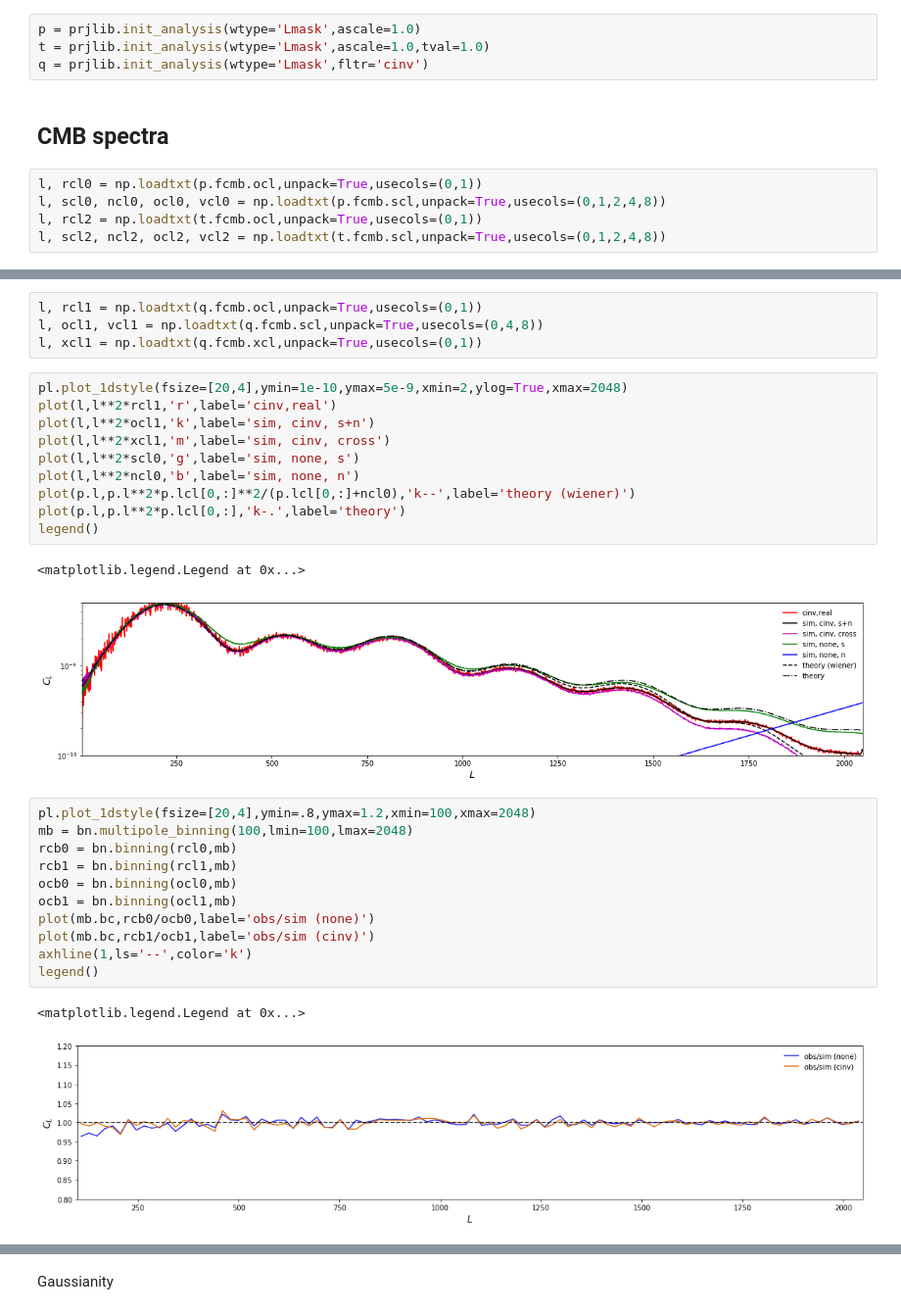
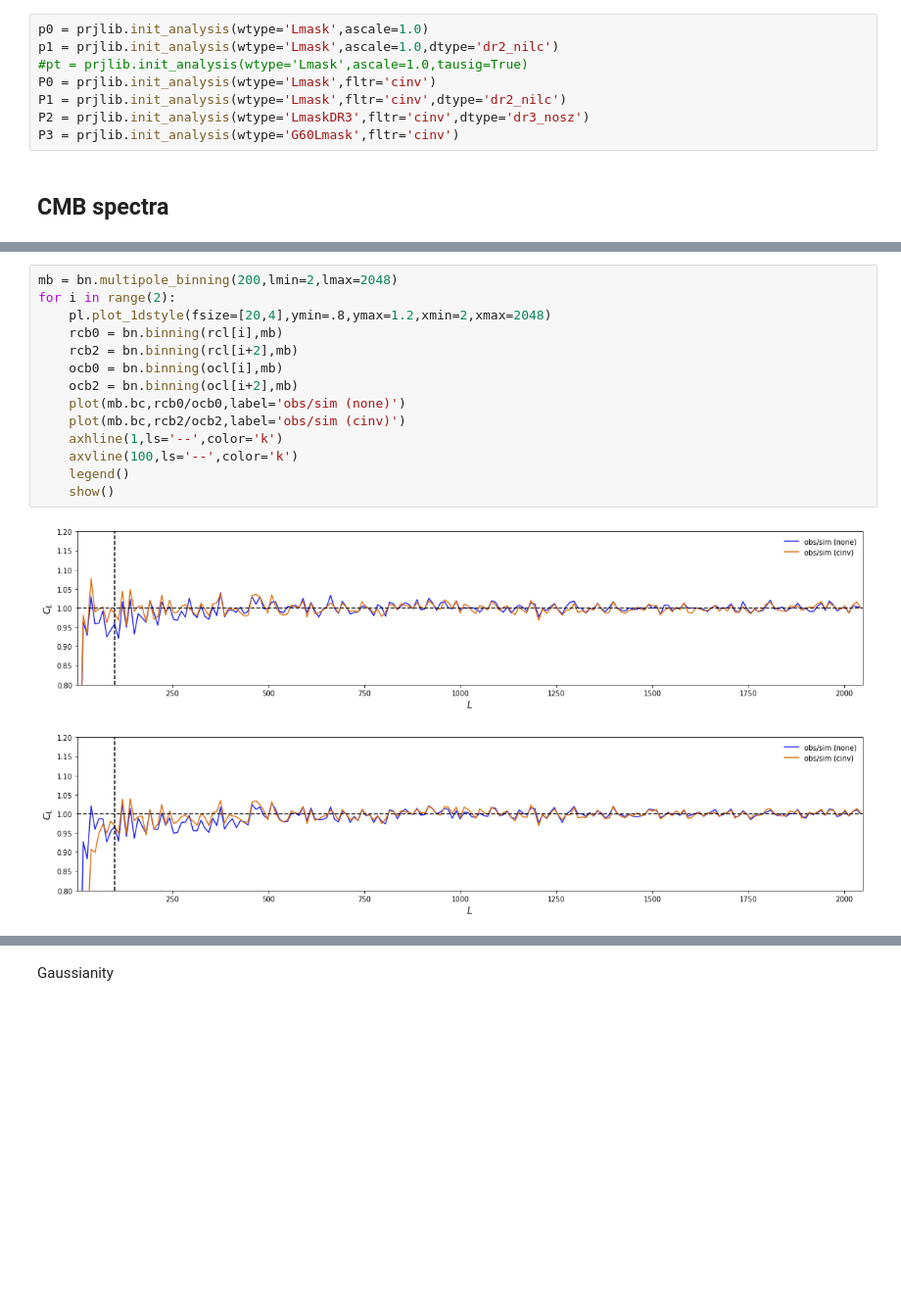
Before and after one commit to toshiyan/planck-tauxy, a Jupyter notebook: check_cmb_aps.ipynb, the cells around one changed output, grey strips where cells are left out. Shown at 98% size. Drawn from its saved outputs; the diff is of its cells as text; blank space fills up the shorter version.

```diff
--- a/check_cmb_aps.ipynb
+++ b/check_cmb_aps.ipynb
@@ -2,14 +2,13 @@
 import numpy as np, curvedsky, prjlib, plottools as pl, binning as bn, healpy as hp
 from matplotlib.pyplot import *
 # %%
-p = prjlib.init_analysis(wtype='Lmask',ascale=1.0)
-t = prjlib.init_analysis(wtype='Lmask',ascale=1.0,tval=1.0)
-q = prjlib.init_analysis(wtype='Lmask',fltr='cinv')
+p0 = prjlib.init_analysis(wtype='Lmask',ascale=1.0)
+p1 = prjlib.init_analysis(wtype='Lmask',ascale=1.0,dtype='dr2_nilc')
+#pt = prjlib.init_analysis(wtype='Lmask',ascale=1.0,tausig=True)
+P0 = prjlib.init_analysis(wtype='Lmask',fltr='cinv')
+P1 = prjlib.init_analysis(wtype='Lmask',fltr='cinv',dtype='dr2_nilc')
+P2 = prjlib.init_analysis(wtype='LmaskDR3',fltr='cinv',dtype='dr3_nosz')
+P3 = prjlib.init_analysis(wtype='G60Lmask',fltr='cinv')
 # %% [markdown]
 ## CMB spectra
-# %%
-l, rcl0 = np.loadtxt(p.fcmb.ocl,unpack=True,usecols=(0,1))
-l, scl0, ncl0, ocl0, vcl0 = np.loadtxt(p.fcmb.scl,unpack=True,usecols=(0,1,2,4,8))
-l, rcl2 = np.loadtxt(t.fcmb.ocl,unpack=True,usecols=(0,1))
-l, scl2, ncl2, ocl2, vcl2 = np.loadtxt(t.fcmb.scl,unpack=True,usecols=(0,1,2,4,8))
 # %%
@@ -26,31 +39,17 @@ legend()
-# %%
-l, rcl1 = np.loadtxt(q.fcmb.ocl,unpack=True,usecols=(0,1))
-l, ocl1, vcl1 = np.loadtxt(q.fcmb.scl,unpack=True,usecols=(0,4,8))
-l, xcl1 = np.loadtxt(q.fcmb.xcl,unpack=True,usecols=(0,1))
-# %%
-pl.plot_1dstyle(fsize=[20,4],ymin=1e-10,ymax=5e-9,xmin=2,ylog=True,xmax=2048)
-plot(l,l**2*rcl1,'r',label='cinv,real')
-plot(l,l**2*ocl1,'k',label='sim, cinv, s+n')
-plot(l,l**2*xcl1,'m',label='sim, cinv, cross')
-plot(l,l**2*scl0,'g',label='sim, none, s')
-plot(l,l**2*ncl0,'b',label='sim, none, n')
-plot(p.l,p.l**2*p.lcl[0,:]**2/(p.lcl[0,:]+ncl0),'k--',label='theory (wiener)')
-plot(p.l,p.l**2*p.lcl[0,:],'k-.',label='theory')
-legend()
-# %% [output]
-<matplotlib.legend.Legend at 0x...>
-[figure, removed]
 # %%
-pl.plot_1dstyle(fsize=[20,4],ymin=.8,ymax=1.2,xmin=100,xmax=2048)
-mb = bn.multipole_binning(100,lmin=100,lmax=2048)
-rcb0 = bn.binning(rcl0,mb)
-rcb1 = bn.binning(rcl1,mb)
-ocb0 = bn.binning(ocl0,mb)
-ocb1 = bn.binning(ocl1,mb)
-plot(mb.bc,rcb0/ocb0,label='obs/sim (none)')
-plot(mb.bc,rcb1/ocb1,label='obs/sim (cinv)')
-axhline(1,ls='--',color='k')
-legend()
+mb = bn.multipole_binning(200,lmin=2,lmax=2048)
+for i in range(2):
+    pl.plot_1dstyle(fsize=[20,4],ymin=.8,ymax=1.2,xmin=2,xmax=2048)
+    rcb0 = bn.binning(rcl[i],mb)
+    rcb2 = bn.binning(rcl[i+2],mb)
+    ocb0 = bn.binning(ocl[i],mb)
+    ocb2 = bn.binning(ocl[i+2],mb)
+    plot(mb.bc,rcb0/ocb0,label='obs/sim (none)')
+    plot(mb.bc,rcb2/ocb2,label='obs/sim (cinv)')
+    axhline(1,ls='--',color='k')
+    axvline(100,ls='--',color='k')
+    legend()
+    show()
 # %% [output]
-<matplotlib.legend.Legend at 0x...>
-[figure, old version]
+[figure, new version]
+[figure, added]
```
Also changed, not shown: parts of 13 cells of this notebook, 5 other files.
